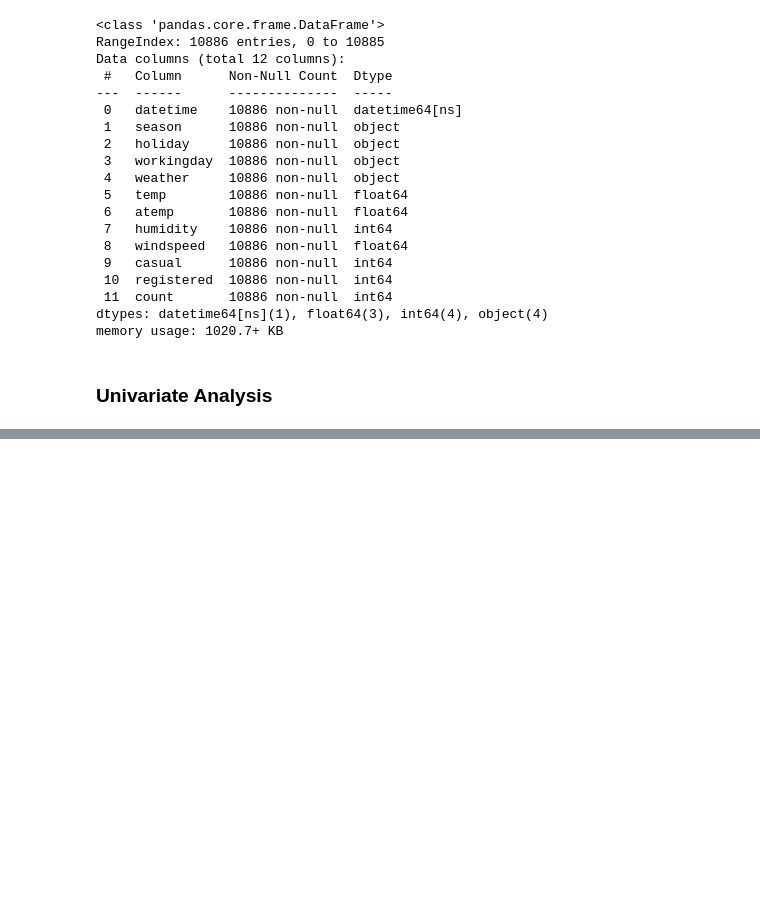
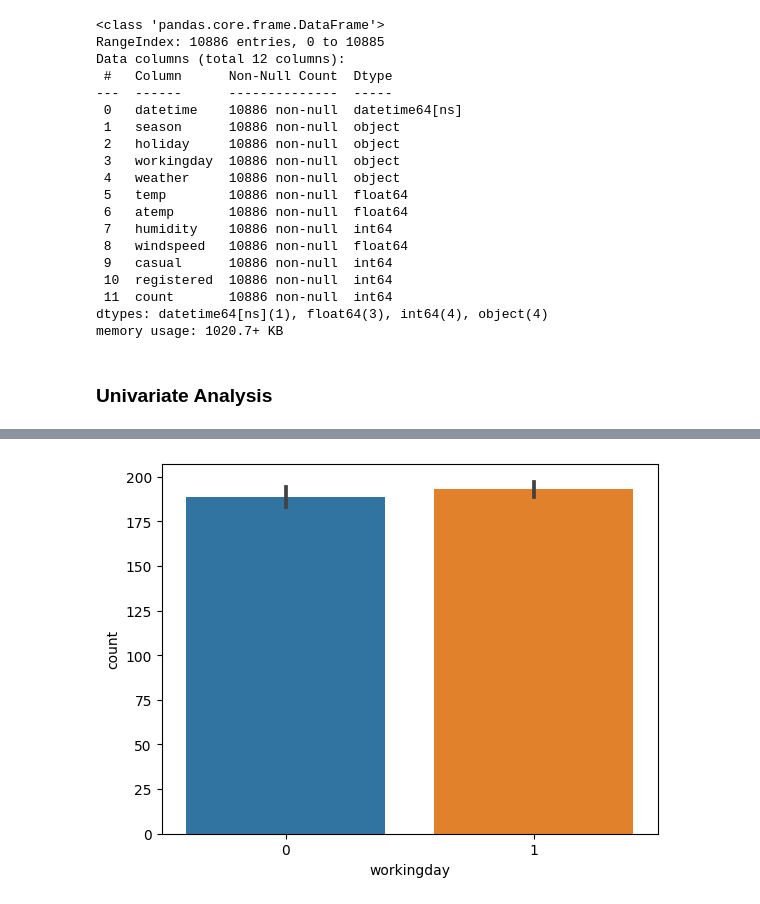
Before and after one commit to Rhy-Shah/Yulu_Hypothesis_Testing, a Jupyter notebook: yulu.ipynb, the cells around one changed output, grey strips where cells are left out. Saved outputs shown, nothing was run; the diff lists cells and outputs as text; code cells hidden in the pictures; blank space fills up the shorter version.

```diff
--- a/yulu.ipynb
+++ b/yulu.ipynb
@@ -128,0 +140,5 @@ memory usage: 1020.7+ KB
+# %%
+sns.barplot(x='workingday', y='count', data=df)
+plt.show()
+# %% [output]
+[figure, added]
```
Also changed, not shown: parts of 3 cells of this notebook.
